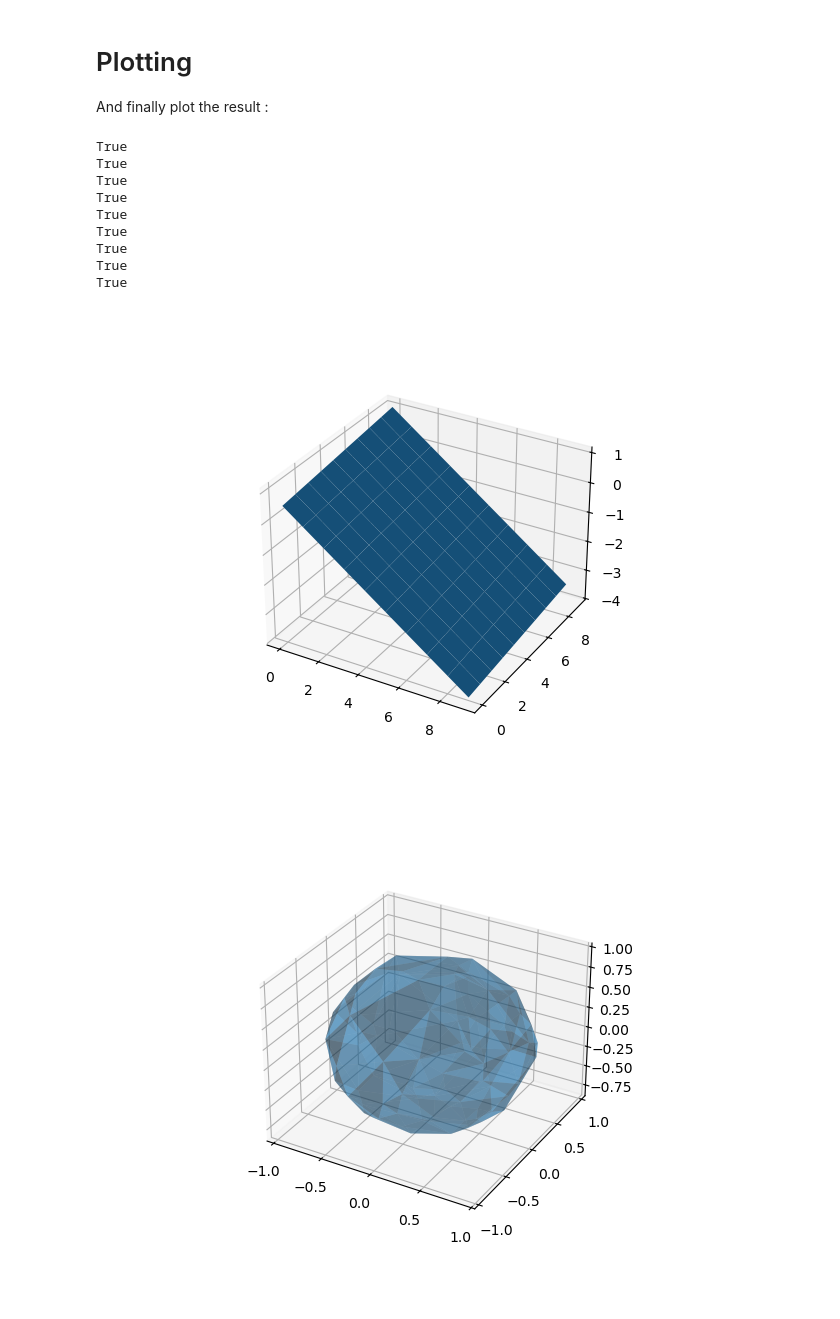
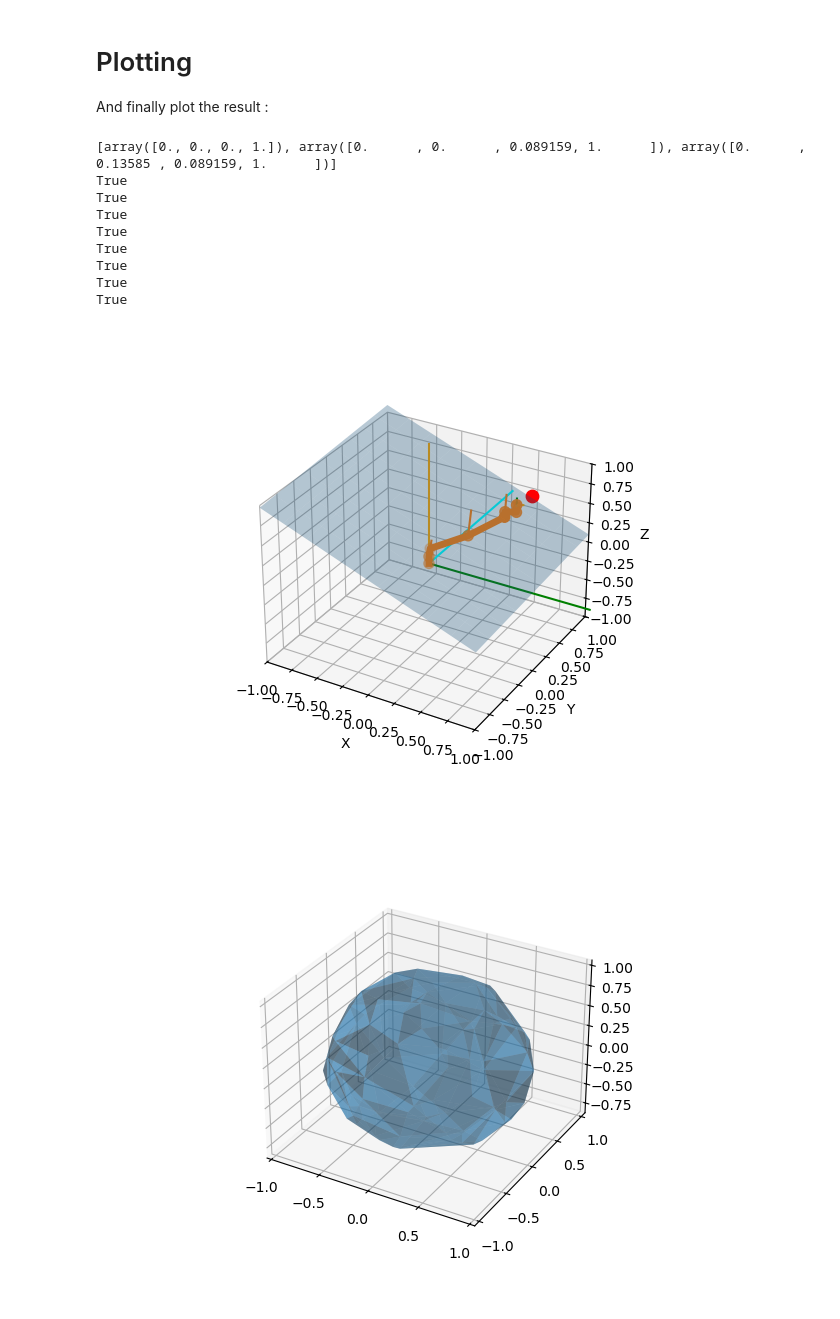
Before and after one commit to EnderJam07/Test, a Jupyter notebook: my_IK.ipynb, the cells around one changed output. Cells and saved outputs as stored; diff of their text form; code cells hidden in the pictures.

```diff
--- a/my_IK.ipynb
+++ b/my_IK.ipynb
@@ -81,7 +81,7 @@ print(reached);
 And finally plot the result :
 # %%
 from ikpy.utils import geometry
-def get_joints():
+def get_joints(joints):
     nodes = []
     # "chain" is the Chain object returned by ikpy when it loads URDF file
     # "joints" is the solution from your inverse kinematics solver
@@ -117,62 +117,43 @@ x0, y0, z0 = p0
 x1, y1, z1 = p1
 x2, y2, z2 = p2
 
 ux, uy, uz = u = [x1-x0, y1-y0, z1-z0]
 vx, vy, vz = v = [x2-x0, y2-y0, z2-z0]
 
 u_cross_v = [uy*vz-uz*vy, uz*vx-ux*vz, ux*vy-uy*vx]
 
 point  = np.array(p0)
 normal = np.array(u_cross_v)
 
 d = -point.dot(normal)
 
-xx, yy = np.meshgrid(range(10), range(10))
 
-z = (-normal[0] * xx - normal[1] * yy - d) * 1. / normal[2]
+zero_joints = np.zeros(len(my_chain.links))
+print(get_joints(zero_joints)[:3])
 
-target_position = [0,3,0]
-my_chain.plot(my_chain.inverse_kinematics(target_position), ax, target=target_position)
-
-for node in get_joints():
-    v = node[:3] - point
-
-    dot_product = np.dot(v,normal)
-    print(dot_product > 0)
-
-target_position = [-0.1,-0.2,-0.03]
-my_chain.plot(my_chain.inverse_kinematics(target_position), ax, target=target_position)
-
-for node in get_joints():
-    v = node[:3] - point
-
-    dot_product = np.dot(v,normal)
-    print(dot_product > 0)
-
-target_position = [0.7,0.5,8]
-my_chain.plot(my_chain.inverse_kinematics(target_position), ax, target=target_position)
-
-for node in get_joints():
+# plot the surface
+fig, ax = plot_utils.init_3d_figure()
+xx, yy = np.meshgrid(np.linspace(-1,1,10), np.linspace(-1,1,10))
+zz = (-normal[0] * xx - normal[1] * yy - d) * 1. / normal[2]
+ax.plot_surface(xx,yy,zz, alpha=0.3)
+for node in get_joints(zero_joints):
     v = node[:3]- point
 
     dot_product = np.dot(v,normal)
     print(dot_product > 0)
 
-# plot the surface
-plt3d = plt.figure().add_subplot(projection="3d")
-plt3d.plot_surface(xx, yy, z)
+my_chain.plot(my_chain.inverse_kinematics(target_position), ax, target=target_position)
+
 plt.show()
-
-my_chain.plot(my_chain.inverse_kinematics(target_position), ax, target=target_position)
 # %% [output]
+[array([0., 0., 0., 1.]), array([0.      , 0.      , 0.089159, 1.      ]), array([0.      , 0.13585 , 0.089159, 1.      ])]
 True
 True
 True
 True
 True
 True
 True
 True
-True
-[figure, old version]
+[figure, new version]
-[figure, old version]
+[figure, new version]
```
Also changed, not shown: parts of 2 cells of this notebook.
